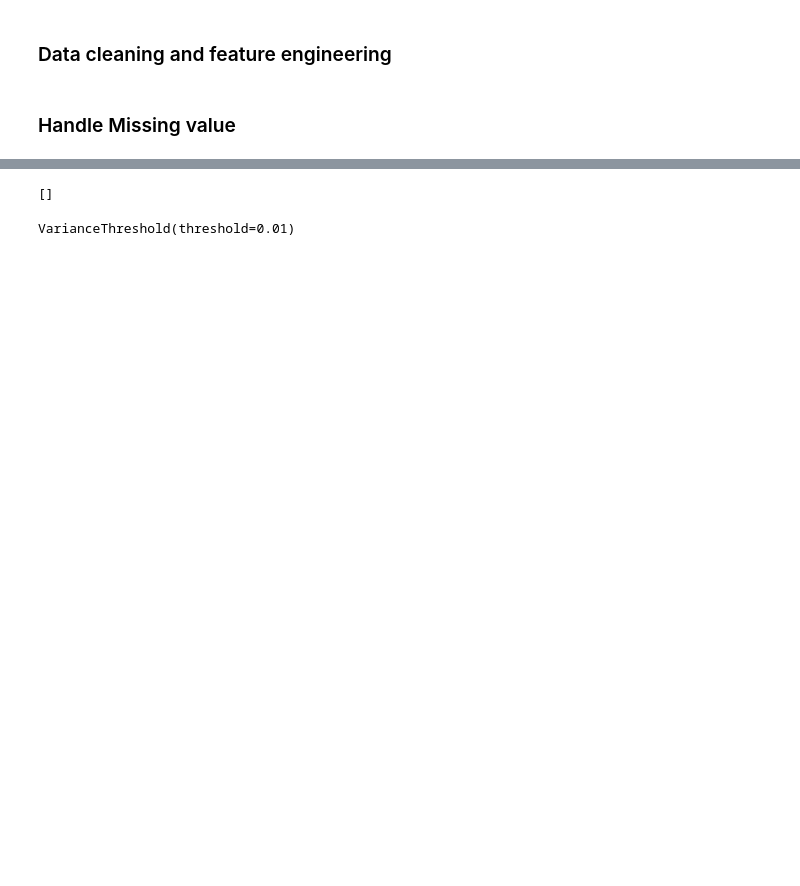
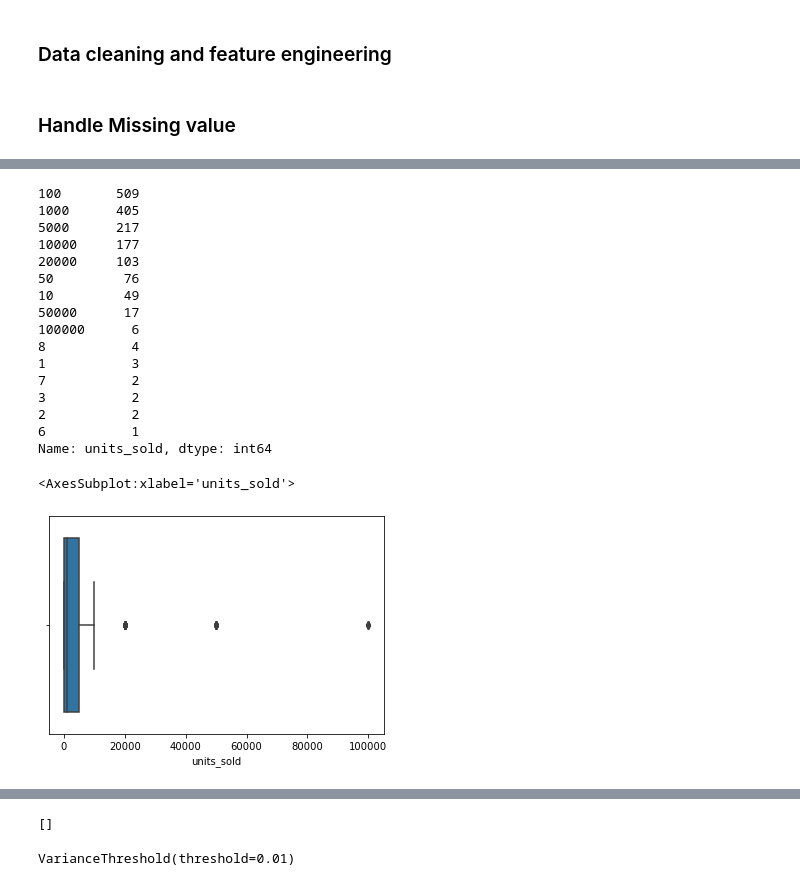
Before and after one commit to jiahuiwang2020/Data-Science-Project, a Jupyter notebook: SalesAnalytics/Main.ipynb, the cells around one changed output, grey strips where cells are left out. Saved outputs shown, nothing was run; the diff lists cells and outputs as text; code cells hidden in the pictures; blank space fills up the shorter version.

```diff
--- a/SalesAnalytics/Main.ipynb
+++ b/SalesAnalytics/Main.ipynb
@@ -47,0 +26,5 @@ X_train.head()
+# %%
+# load dataset
+data = pd.read_csv('dataset/summer-products-with-rating-and-performance_2020-08.csv')
+
+data.head()
@@ -197,4 +81,0 @@ Name: poutcome, dtype: int64
-# %%
-sns.set(style="darkgrid")
-for col in categorical:
-    sns.displot(x=X_train[col],aspect=0.85)
@@ -272,0 +108,23 @@ X_test = fre_enc.transform(X_test)
+# %%
+# values that represent the success of products
+print(data['units_sold'].value_counts())
+sns.boxplot(x='units_sold',data=data)
+# %% [output]
+100       509
+1000      405
+5000      217
+10000     177
+20000     103
+50         76
+10         49
+50000      17
+100000      6
+8           4
+1           3
+7           2
+3           2
+2           2
+6           1
+Name: units_sold, dtype: int64
+<AxesSubplot:xlabel='units_sold'>
+[figure, added]
```
Also changed, not shown: parts of 106 cells of this notebook.
